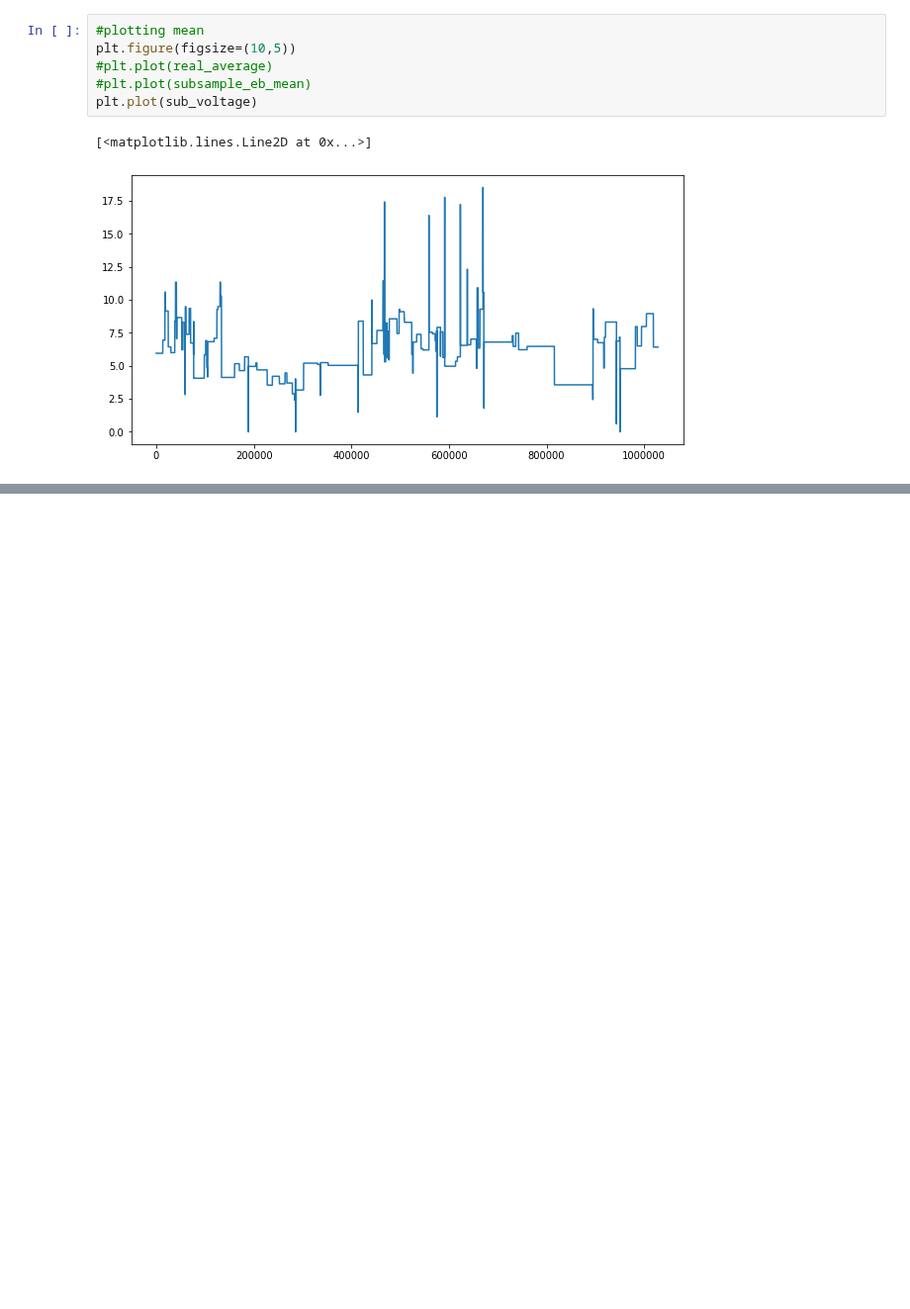
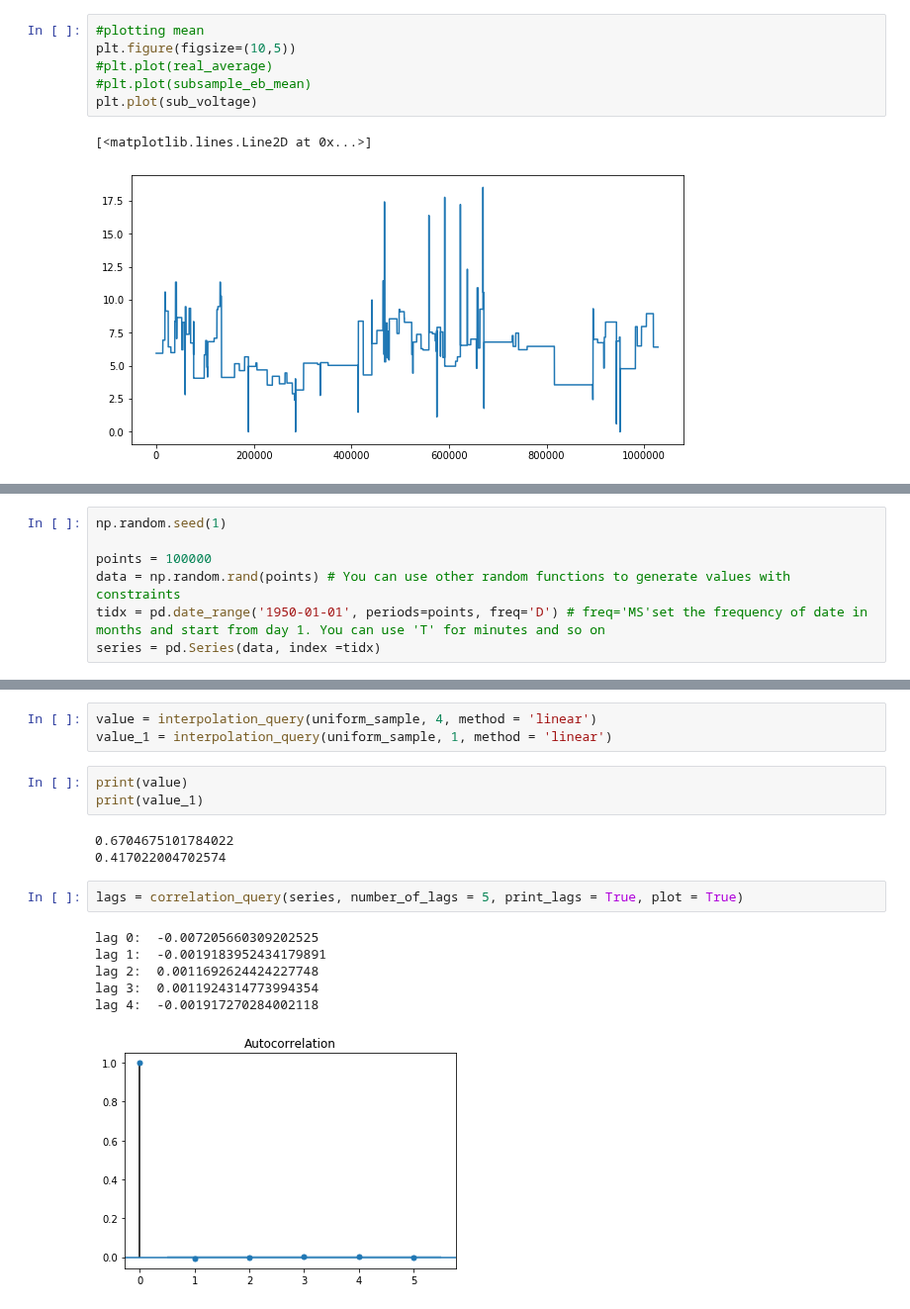
Before and after one commit to Barbarioli/OTSS, a Jupyter notebook: examples.ipynb, the cells around one changed output, grey strips where cells are left out. Shown at 99% size. Cells and saved outputs as stored; diff of their text form; blank space fills up the shorter version.

```diff
--- a/examples.ipynb
+++ b/examples.ipynb
@@ -371,0 +549,7 @@ plt.plot(sub_voltage)
+# %%
+np.random.seed(1)
+
+points = 100000
+data = np.random.rand(points) # You can use other random functions to generate values with constraints
+tidx = pd.date_range('1950-01-01', periods=points, freq='D') # freq='MS'set the frequency of date in months and start from day 1. You can use 'T' for minutes and so on
+series = pd.Series(data, index =tidx)
@@ -371,0 +573,18 @@ plt.plot(sub_voltage)
+# %%
+value = interpolation_query(uniform_sample, 4, method = 'linear')
+value_1 = interpolation_query(uniform_sample, 1, method = 'linear')
+# %%
+print(value)
+print(value_1)
+# %% [output]
+0.6704675101784022
+0.417022004702574
+# %%
+lags = correlation_query(series, number_of_lags = 5, print_lags = True, plot = True)
+# %% [output]
+lag 0:  -0.007205660309202525
+lag 1:  -0.0019183952434179891
+lag 2:  0.0011692624424227748
+lag 3:  0.0011924314773994354
+lag 4:  -0.001917270284002118
+[figure, added]
```
Also changed, not shown: parts of 23 cells of this notebook.
